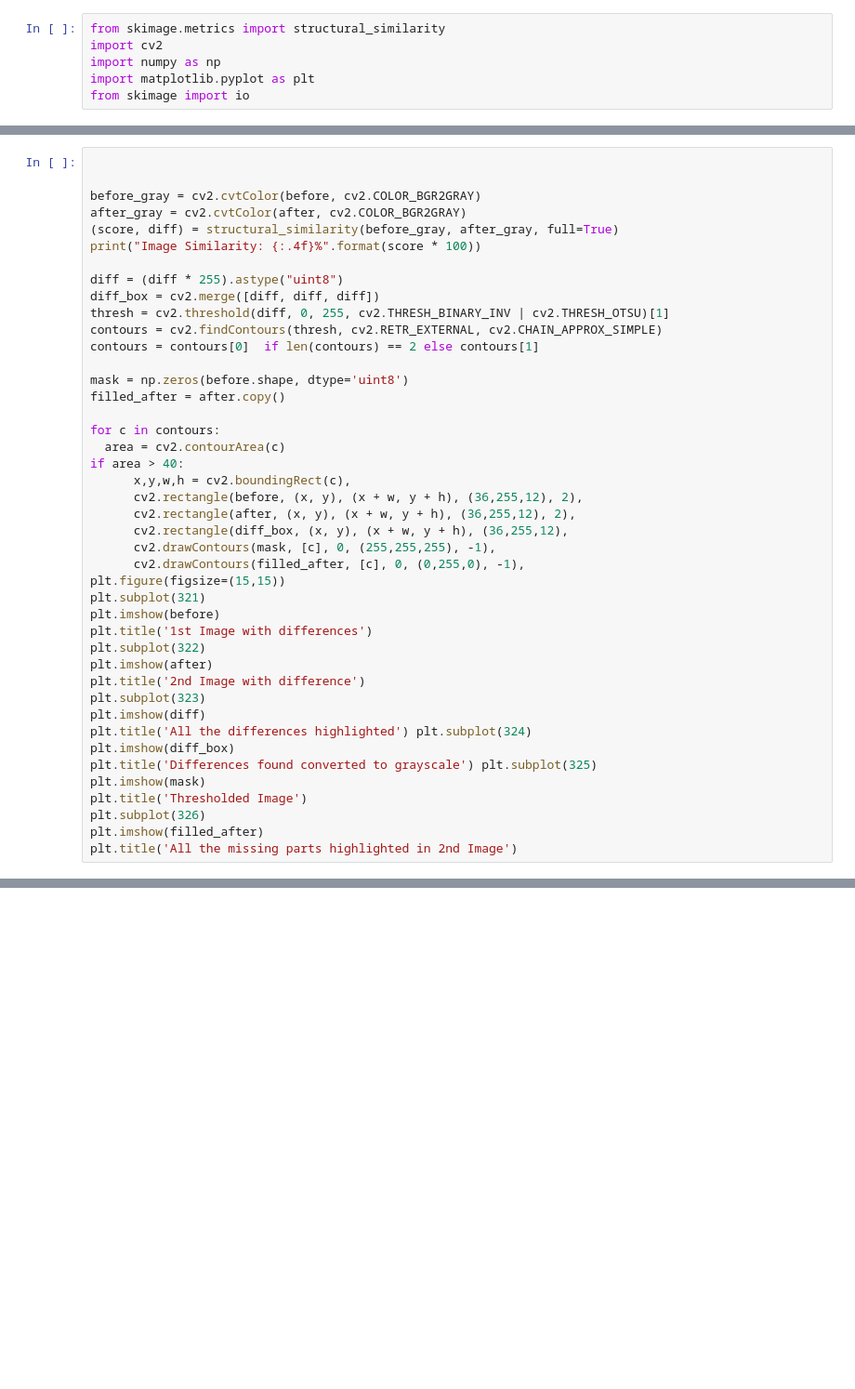
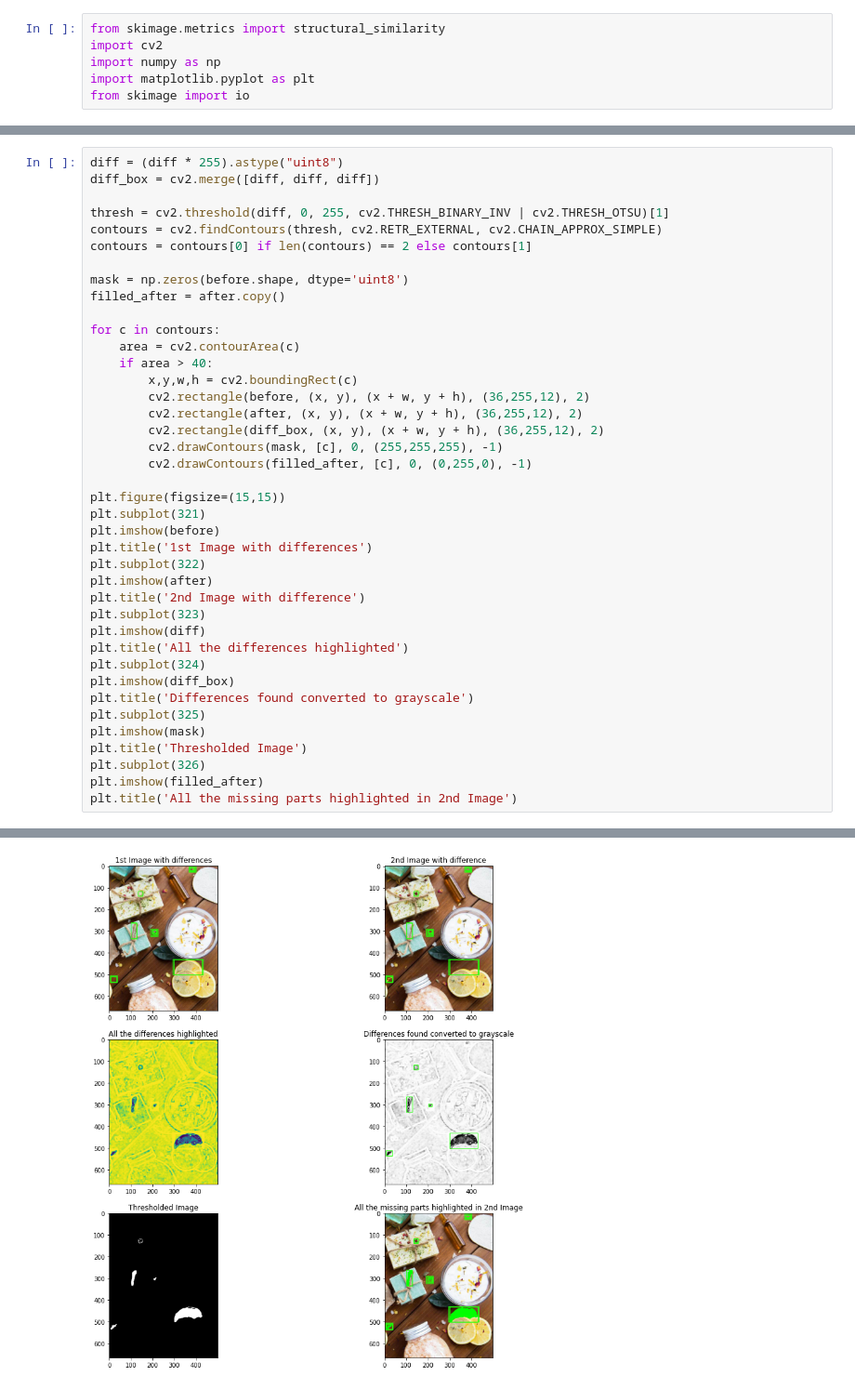
Before and after one commit to ChintzRuparel/Spot-Difference-between-images, a Jupyter notebook: Difference_In_Images.ipynb, the cells around one changed output, grey strips where cells are left out. Shown at 93% size. Saved outputs shown, nothing was run; the diff lists cells and outputs as text; blank space fills up the shorter version.

```diff
--- a/Difference_In_Images.ipynb
+++ b/Difference_In_Images.ipynb
@@ -20,29 +45,24 @@ plt.imshow(after)
 # %%
-
-
-before_gray = cv2.cvtColor(before, cv2.COLOR_BGR2GRAY)
-after_gray = cv2.cvtColor(after, cv2.COLOR_BGR2GRAY)
-(score, diff) = structural_similarity(before_gray, after_gray, full=True)
-print("Image Similarity: {:.4f}%".format(score * 100))
-
 diff = (diff * 255).astype("uint8")
 diff_box = cv2.merge([diff, diff, diff])
+
 thresh = cv2.threshold(diff, 0, 255, cv2.THRESH_BINARY_INV | cv2.THRESH_OTSU)[1]
 contours = cv2.findContours(thresh, cv2.RETR_EXTERNAL, cv2.CHAIN_APPROX_SIMPLE)
-contours = contours[0]  if len(contours) == 2 else contours[1]
+contours = contours[0] if len(contours) == 2 else contours[1]
 
 mask = np.zeros(before.shape, dtype='uint8')
 filled_after = after.copy()
 
 for c in contours:
-  area = cv2.contourArea(c)
-if area > 40:
-      x,y,w,h = cv2.boundingRect(c),
-      cv2.rectangle(before, (x, y), (x + w, y + h), (36,255,12), 2),
-      cv2.rectangle(after, (x, y), (x + w, y + h), (36,255,12), 2),
-      cv2.rectangle(diff_box, (x, y), (x + w, y + h), (36,255,12),
-      cv2.drawContours(mask, [c], 0, (255,255,255), -1),
-      cv2.drawContours(filled_after, [c], 0, (0,255,0), -1),
+    area = cv2.contourArea(c)
+    if area > 40:
+        x,y,w,h = cv2.boundingRect(c)
+        cv2.rectangle(before, (x, y), (x + w, y + h), (36,255,12), 2)
+        cv2.rectangle(after, (x, y), (x + w, y + h), (36,255,12), 2)
+        cv2.rectangle(diff_box, (x, y), (x + w, y + h), (36,255,12), 2)
+        cv2.drawContours(mask, [c], 0, (255,255,255), -1)
+        cv2.drawContours(filled_after, [c], 0, (0,255,0), -1)
+
 plt.figure(figsize=(15,15))
 plt.subplot(321)
 plt.imshow(before)
@@ -52,9 +72,11 @@ plt.imshow(after)
 plt.title('2nd Image with difference')
 plt.subplot(323)
 plt.imshow(diff)
-plt.title('All the differences highlighted') plt.subplot(324)
+plt.title('All the differences highlighted')
+plt.subplot(324)
 plt.imshow(diff_box)
-plt.title('Differences found converted to grayscale') plt.subplot(325)
+plt.title('Differences found converted to grayscale')
+plt.subplot(325)
 plt.imshow(mask)
 plt.title('Thresholded Image')
 plt.subplot(326)
@@ -64,0 +87 @@ SyntaxError: ignored
+[figure, added]
```
Also changed, not shown: parts of 10 cells of this notebook.
